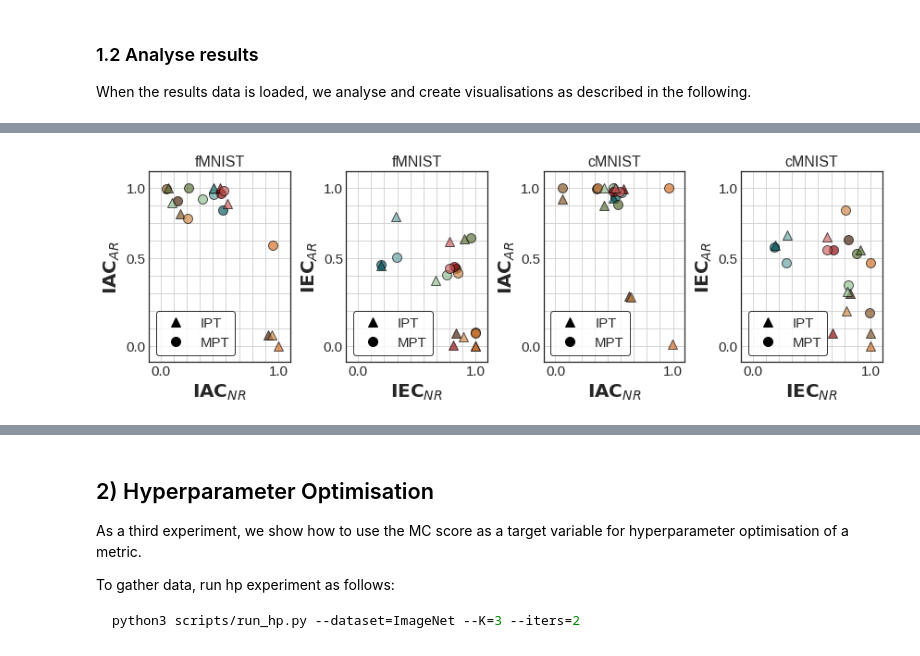
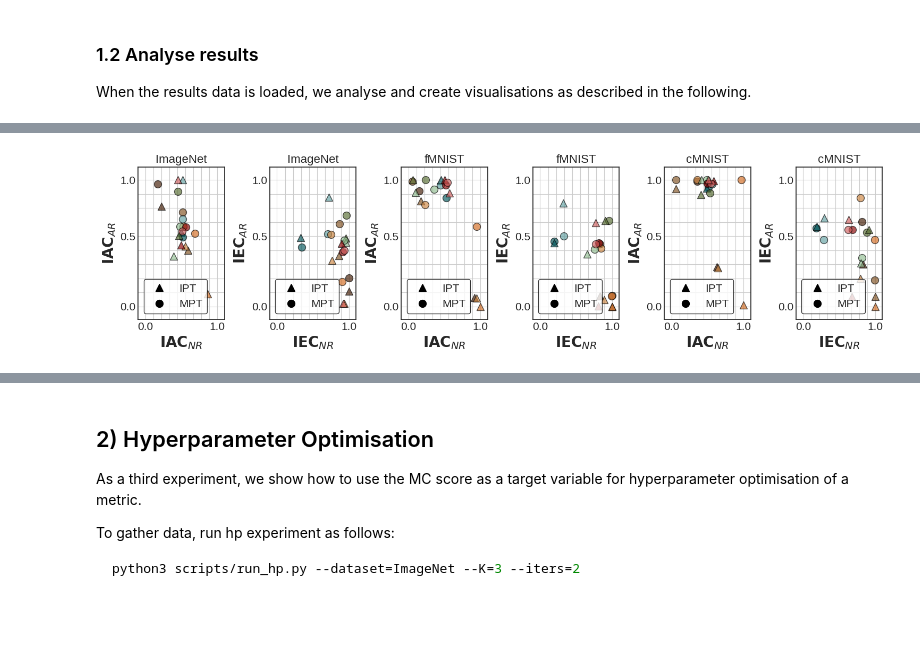
Before and after one commit to annahedstroem/MetaQuantus, a Jupyter notebook: tutorials/Tutorial-Reproduce-Experiments.ipynb, the cells around one changed output, grey strips where cells are left out. Cells and saved outputs as stored; diff of their text form; code cells hidden in the pictures; blank space fills up the shorter version.

```diff
--- a/tutorials/Tutorial-Reproduce-Experiments.ipynb
+++ b/tutorials/Tutorial-Reproduce-Experiments.ipynb
@@ -64,21 +50,22 @@ estimators = {"Complexity": ["Sparseness", "Complexity"],
               "Localisation": ["Pointing-Game", "Relevance Mass Accuracy"],
               "Randomisation": ["Random Logit", "Model Parameter Randomisation Test"],
               "Robustness": ["Max-Sensitivity", "Local Lipschitz Estimate"], }
+metrics = list(np.array(list(estimators.values())).flatten())
 
 # Plotting settings.
 colours_categories = {'Complexity': "brown", 'Faithfulness': "blue", 'Localisation': "orange", 'Randomisation': "green", 'Robustness': "red"}
 colours = {'Sparseness': "#411900",
  'Complexity': "#7f4e1e",
  'Faithfulness Correlation': "#00555a",
- 'Pixel-Flipping': "cadetblue",
- 'Pointing-Game': "chocolate",
- 'Relevance Mass Accuracy': "peru",
- 'Random Logit': "darkolivegreen",
- 'Model Parameter Randomisation Test': "darkseagreen",
- 'Max-Sensitivity': "darkred",
- 'Local Lipschitz Estimate': "indianred",}
+ 'Pixel-Flipping': "#5f9ea0",
+ 'Pointing-Game': "#d2691e",
+ 'Relevance Mass Accuracy': "#cd853f",
+ 'Random Logit': "#556b2f",
+ 'Model Parameter Randomisation Test': "#8fbc8f",
+ 'Max-Sensitivity': "#8b0000",
+ 'Local Lipschitz Estimate': "#cd5c5c",}
 
-plt.style.use(['seaborn-white'])
+plt.style.use(['seaborn-white']);
 # %% [markdown]
 ## 1) Benchmarking Estimators
 
@@ -107,6 +94,13 @@ benchmark_fmnist = load_obj(PATH_DATA, fname=f"benchmark_fMNIST", use_json=True)
 
 dataset_name = "cMNIST"
 benchmark_cmnist = load_obj(PATH_DATA, fname=f"benchmark_cMNIST", use_json=True)[dataset_name]["ResNet9"]
+
+dataset_name = "ImageNet"
+benchmark_imagenet = {1: load_obj(PATH_DATA, fname=f"benchmark_ImageNet_ResNet18_batch_1", use_json=True)[dataset_name]["ResNet18"],
+                      2: load_obj(PATH_DATA, fname=f"benchmark_ImageNet_ResNet18_batch_2", use_json=True)[dataset_name]["ResNet18"],
+                      3: load_obj(PATH_DATA, fname=f"benchmark_ImageNet_ResNet18_batch_3", use_json=True)[dataset_name]["ResNet18"],
+                      4: load_obj(PATH_DATA, fname=f"benchmark_ImageNet_ResNet18_batch_4", use_json=True)[dataset_name]["ResNet18"]}
+benchmark_imagenet_deit = load_obj(PATH_DATA, fname=f"benchmark_ImageNet_Deit_batch_4", use_json=True)[dataset_name]["Deit"]
 # %%
 # Create table from benchmarking MNSIT data.
 df_mnist = make_benchmarking_df_as_str(benchmark=benchmark_mnist, estimators=estimators)
@@ -175,0 +214,4 @@ df_cmnist
+# %%
+# Concat the ImageNet data.
+df_imagenet = concat_imagenet_benchmarks(benchmarks=benchmark_imagenet, estimators=estimators)
+df_imagenet
@@ -214,10 +335,11 @@ plot_benchmarking_scatter_bar_plots_combined(df=df_mnist, means=means, stds=stds
 # %%
 # Plot the extra scatter plots for fMNIST and cMNIST.
-dfs = {"fMNIST": make_benchmarking_df(benchmark=benchmark_fmnist, estimators=estimators),
-       "cMNIST": make_benchmarking_df(benchmark=benchmark_cmnist, estimators=estimators)}
+dfs = {"ImageNet": df_imagenet,
+       "fMNIST": make_benchmarking_df(benchmark=benchmark_fmnist, estimators=estimators),
+       "cMNIST": make_benchmarking_df(benchmark=benchmark_cmnist, estimators=estimators),}
 plot_benchmarking_scatter_plots(dfs=dfs, colours=colours, save=True, path=PATH_ASSETS);
 # %% [output]
-[figure, old version]
+[figure, new version]
 # %%
 # We also visualise the ranking consistency for the "winning" estimator in each category.
 
```
Also changed, not shown: parts of 15 cells of this notebook, 6 other files.
